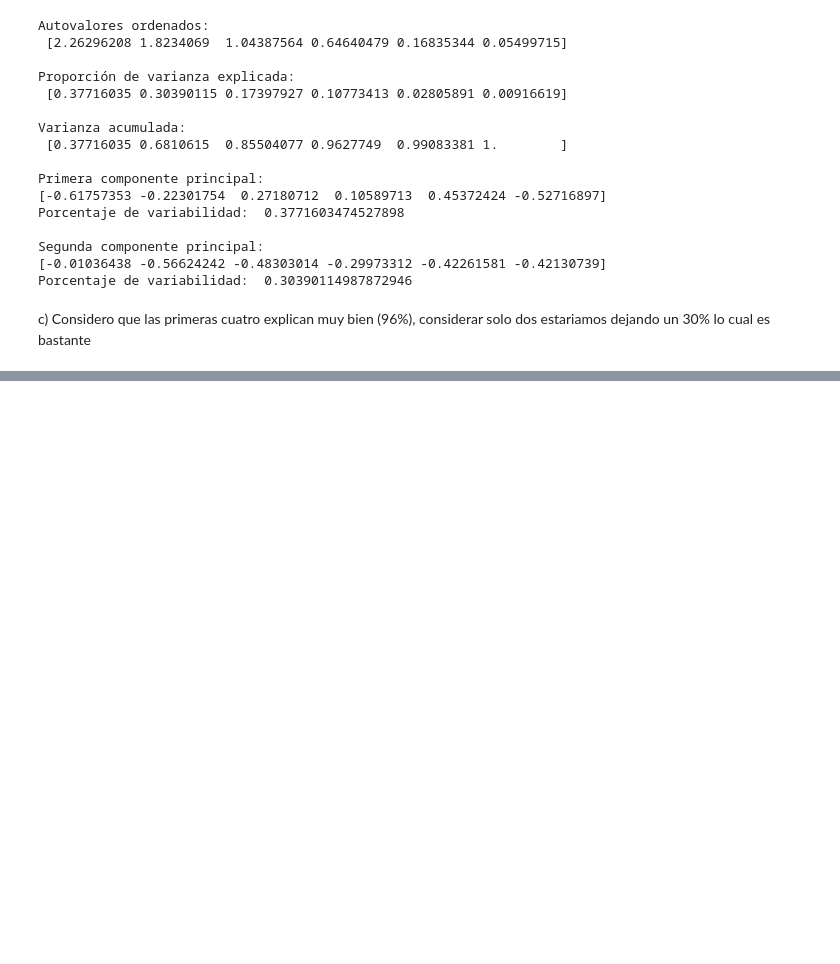
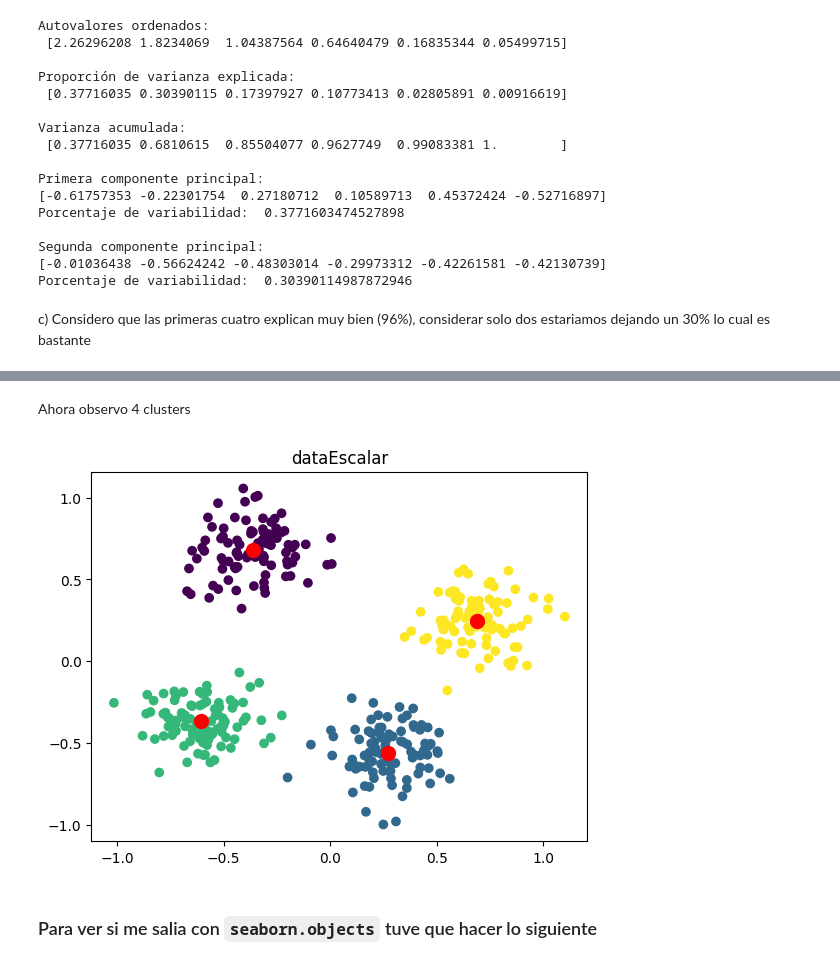
Before and after one commit to Gabrielnm7/Laboratorio-de-Datos1C24, a Jupyter notebook: Practicas/practica8.ipynb, the cells around one changed output, grey strips where cells are left out. Saved outputs shown, nothing was run; the diff lists cells and outputs as text; code cells hidden in the pictures; blank space fills up the shorter version.

```diff
--- a/Practicas/practica8.ipynb
+++ b/Practicas/practica8.ipynb
@@ -502,0 +729,20 @@ c) Considero que las primeras cuatro explican muy bien (96%), considerar solo do
+# %% [markdown]
+Ahora observo 4 clusters
+# %%
+# Vamos a usar K-means para clasificar los datos en 4 grupos
+
+kmeans = KMeans(n_clusters=4)
+kmeans.fit(calidad_pca)
+labels = kmeans.labels_
+centroids = kmeans.cluster_centers_
+
+# Graficamos los datos con los centroides
+# Graficamos los resultados
+plt.scatter(calidad_pca['z1'], calidad_pca['z2'], c=labels, cmap='viridis')
+plt.scatter(centroids[:, 0], centroids[:, 1], s=100, c='red')
+plt.title('dataEscalar')
+plt.show()
+# %% [output]
+[figure, added]
+# %% [markdown]
+### Para ver si me salia con `seaborn.objects` tuve que hacer lo siguiente
```
Also changed, not shown: parts of 28 cells of this notebook.
